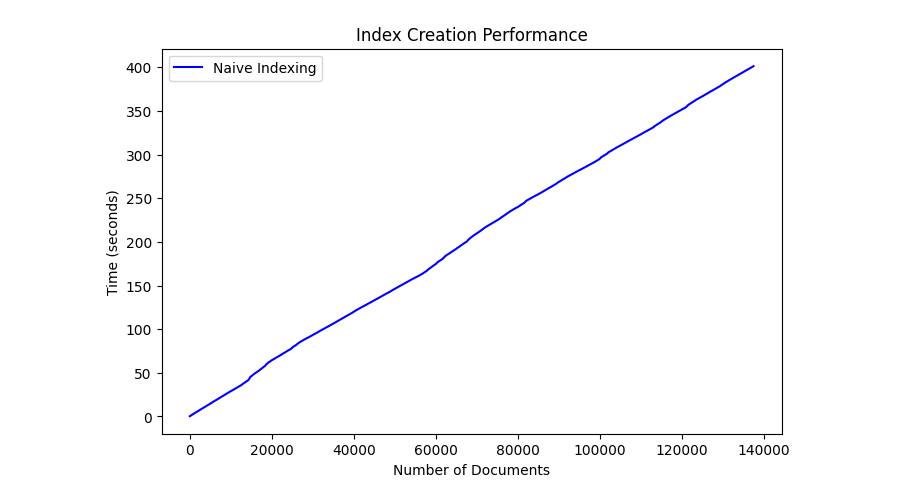
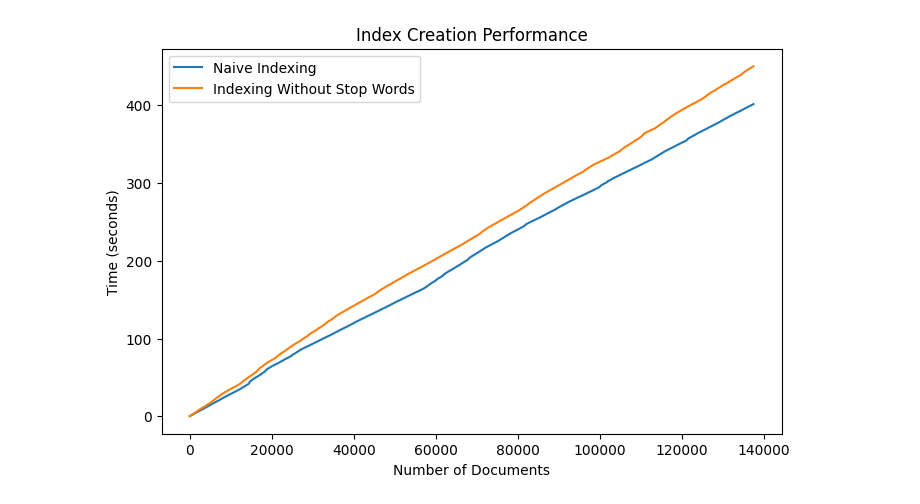
Before and after one commit to shahdivyank/cs242-info-ret, a Jupyter notebook: elastic-start-local/visualization.ipynb, the cells around one changed output. Cells and saved outputs as stored; diff of their text form; code cells hidden in the pictures.

Commit message:
add second performance chart

```diff
--- a/elastic-start-local/visualization.ipynb
+++ b/elastic-start-local/visualization.ipynb
@@ -2,20 +2,23 @@
 import numpy as np
 # %%
 times = np.load("times.npy")
+stopwords = np.load("stopwords.npy")
 # %%
 import matplotlib.pyplot as plt
 
 TOTAL_DOCUMENTS = 137375
 
 plt.figure(figsize=(8, 5))
 
-plt.plot(range(TOTAL_DOCUMENTS), times, linestyle='-', color='b', label="Naive Indexing")
+plt.plot(range(TOTAL_DOCUMENTS), times, linestyle='-', label="Naive Indexing")
+plt.plot(range(TOTAL_DOCUMENTS), stopwords, linestyle='-', label="Indexing Without Stop Words")
+
 
 plt.xlabel("Number of Documents")
 plt.ylabel("Time (seconds)")
 plt.title("Index Creation Performance")
 
 plt.legend()
 plt.show()
 # %% [output]
-[figure, old version]
+[figure, new version]
```
Also changed, not shown: 2 other files.
